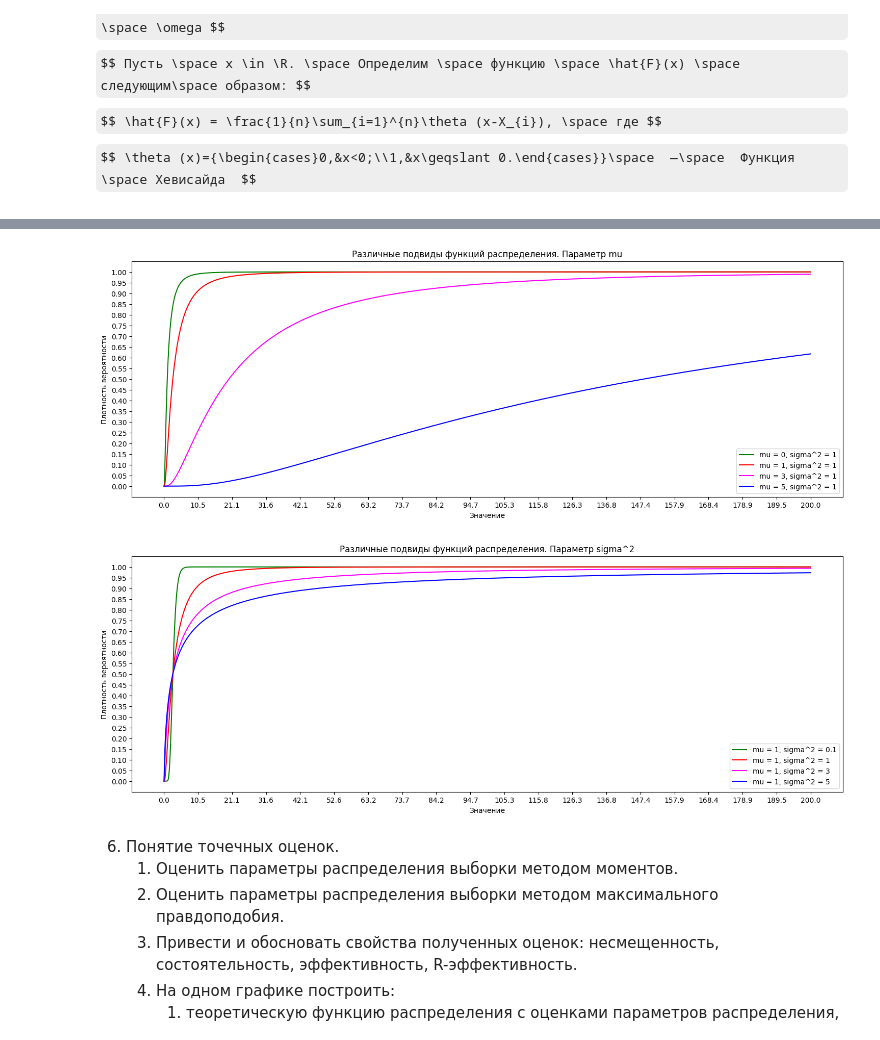
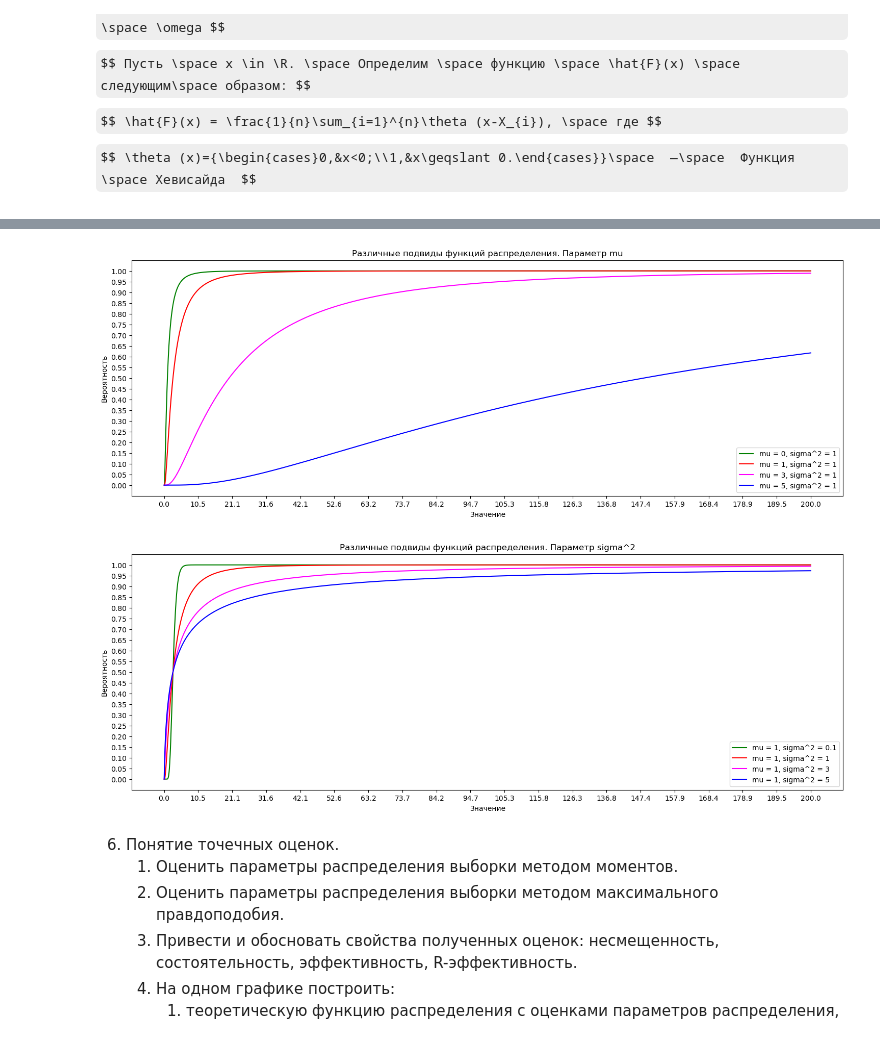
Before and after one commit to Numillyash/matstat-coursework, a Jupyter notebook: lognorm.ipynb, the cells around one changed output, grey strips where cells are left out. Drawn from its saved outputs; the diff is of its cells as text; code cells hidden in the pictures; some formulas as TeX source.

```diff
--- a/lognorm.ipynb
+++ b/lognorm.ipynb
@@ -389,40 +389,40 @@ ax.plot(X, Y_real_5, color='blue', label=f'mu = 5, sigma^2 = 1')
 # ax.plot(X_biased, Y_real_biased, color='blue', label=f'Real biassed function')
 # Настройка внешнего вида графика
 ax.set_xlabel('Значение')
-ax.set_ylabel('Плотность вероятности')
+ax.set_ylabel('Вероятность')
 ax.set_title(f'Различные подвиды функций распределения. Параметр mu')
 ax.set_xticks(xt)
 ax.set_yticks(yt)
 ax.legend()
 
 # Вывод графика на экран
 plt.show()
 
 mu = 1
 Y_real_0 = [F_real(x, 1, 0.1) for x in X]
 Y_real_1 = [F_real(x, 1, 1) for x in X]
 Y_real_3 = [F_real(x, 1, 3) for x in X]
 Y_real_5 = [F_real(x, 1, 5) for x in X]
 
 fig, ax = plt.subplots(figsize=(18, 6))
 ax.plot(X, Y_real_0, color='green', label=f'mu = 1, sigma^2 = 0.1')
 ax.plot(X, Y_real_1, color='red', label=f'mu = 1, sigma^2 = 1')
 ax.plot(X, Y_real_3, color='magenta', label=f'mu = 1, sigma^2 = 3')
 ax.plot(X, Y_real_5, color='blue', label=f'mu = 1, sigma^2 = 5')
 # ax.plot(X_biased, Y_real_biased, color='blue', label=f'Real biassed function')
 # Настройка внешнего вида графика
 ax.set_xlabel('Значение')
-ax.set_ylabel('Плотность вероятности')
+ax.set_ylabel('Вероятность')
 ax.set_title(f'Различные подвиды функций распределения. Параметр sigma^2')
 ax.set_xticks(xt)
 ax.set_yticks(yt)
 ax.legend()
 
 # Вывод графика на экран
 plt.show()
 # %% [output]
-[figure, old version]
+[figure, new version]
-[figure, old version]
+[figure, new version]
 # %% [markdown]
 6. Понятие точечных оценок.
     1. Оценить параметры распределения выборки методом моментов.
```
Also changed, not shown: parts of 10 cells of this notebook.
